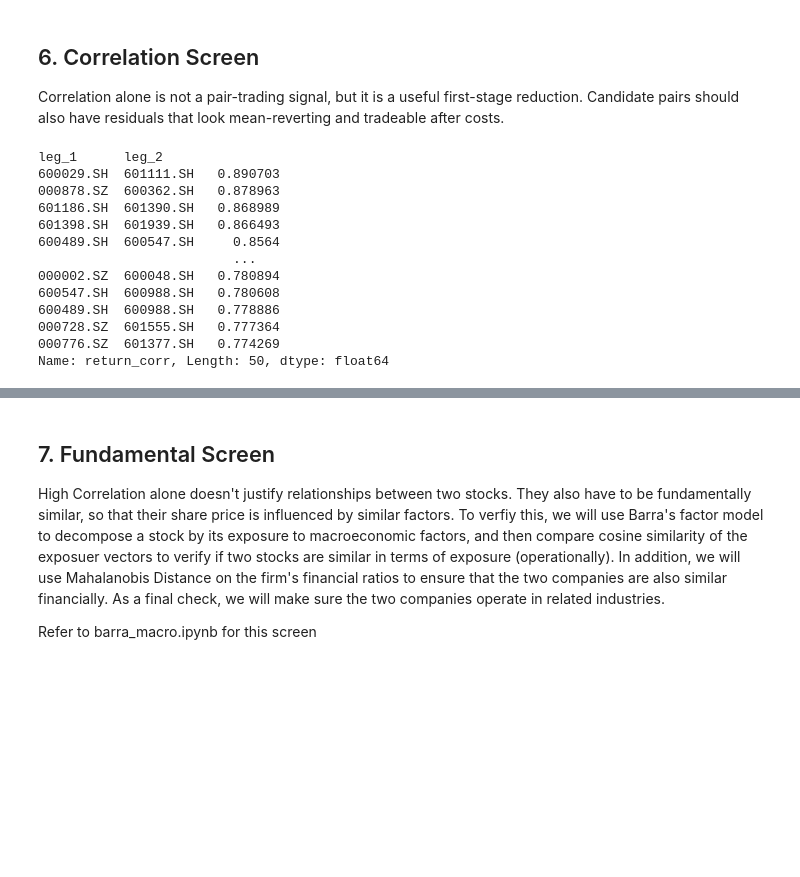
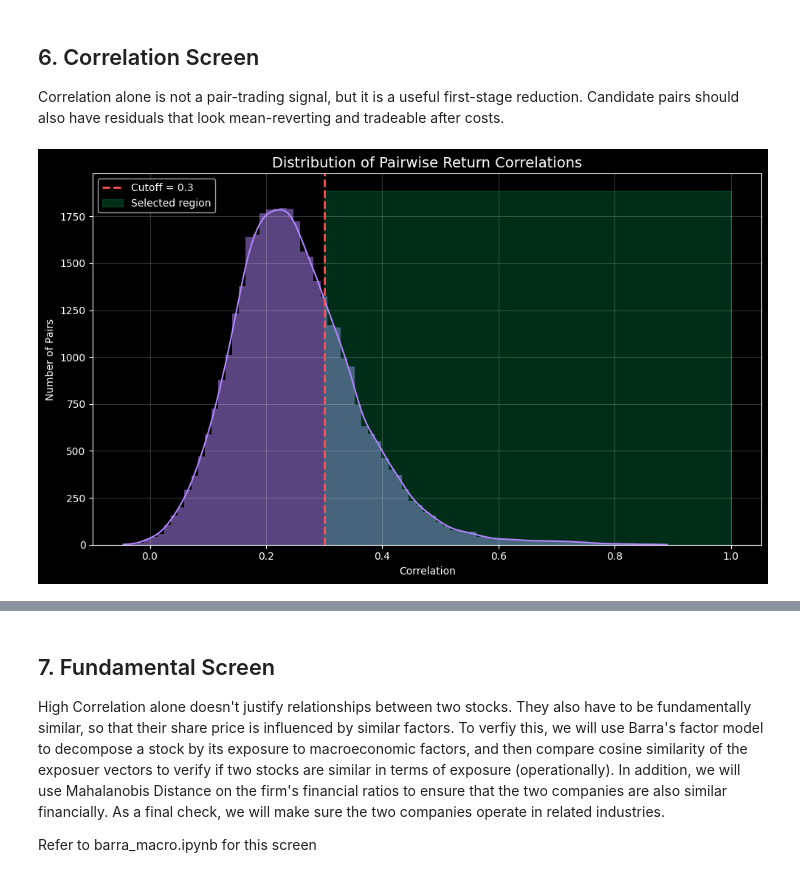
Before and after one commit to LeoL18/Pairs-Trading-on-Chinese-Stock-Market, a Jupyter notebook: pair_trading_exploration.ipynb, the cells around one changed output, grey strips where cells are left out. Saved outputs shown, nothing was run; the diff lists cells and outputs as text; code cells hidden in the pictures; blank space fills up the shorter version.

```diff
--- a/pair_trading_exploration.ipynb
+++ b/pair_trading_exploration.ipynb
@@ -505,20 +480,44 @@ corr = clean_returns.corr(min_periods=500)
 corr.index.name = "leg_1"
 corr.columns.name = "leg_2"
 corr_values = corr.where(np.triu(np.ones(corr.shape), k=1).astype(bool)).stack().rename("return_corr")
-top_corr_pairs = corr_values.sort_values(ascending=False).head(500)
-
-top_corr_pairs.head(50)
+top_corr_pairs = corr_values.sort_values(ascending=False)
-# %% [output]
-leg_1      leg_2
-600029.SH  601111.SH   0.890703
-000878.SZ  600362.SH   0.878963
-601186.SH  601390.SH   0.868989
-601398.SH  601939.SH   0.866493
-600489.SH  600547.SH     0.8564
-                         ...
-000002.SZ  600048.SH   0.780894
-600547.SH  600988.SH   0.780608
-600489.SH  600988.SH   0.778886
-000728.SZ  601555.SH   0.777364
-000776.SZ  601377.SH   0.774269
-Name: return_corr, Length: 50, dtype: float64
+# %%
+# example cutoff (change this later)
+cutoff = 0.3
+
+plt.style.use("dark_background")
+fig, ax = plt.subplots(figsize=(10,6))
+
+sns.histplot(
+    top_corr_pairs,
+    bins=80,
+    kde=True,
+    color="#b388ff",
+    edgecolor=None,
+    ax=ax
+)
+
+# cutoff line
+ax.axvline(cutoff, color="#ff5252", linestyle="--", lw=2, label=f"Cutoff = {cutoff}")
+
+# shaded region above cutoff
+ax.fill_betweenx(
+    y=[0, ax.get_ylim()[1]],
+    x1=cutoff,
+    x2=1,
+    color="#00e676",
+    alpha=0.2,
+    label="Selected region"
+)
+
+ax.set_title("Distribution of Pairwise Return Correlations", fontsize=14)
+ax.set_xlabel("Correlation")
+ax.set_ylabel("Number of Pairs")
+
+ax.grid(alpha=0.2)
+ax.legend()
+
+plt.tight_layout()
+plt.show()
+# %% [output]
+[figure, added]
```
Also changed, not shown: parts of 20 cells of this notebook, 11 other files.
